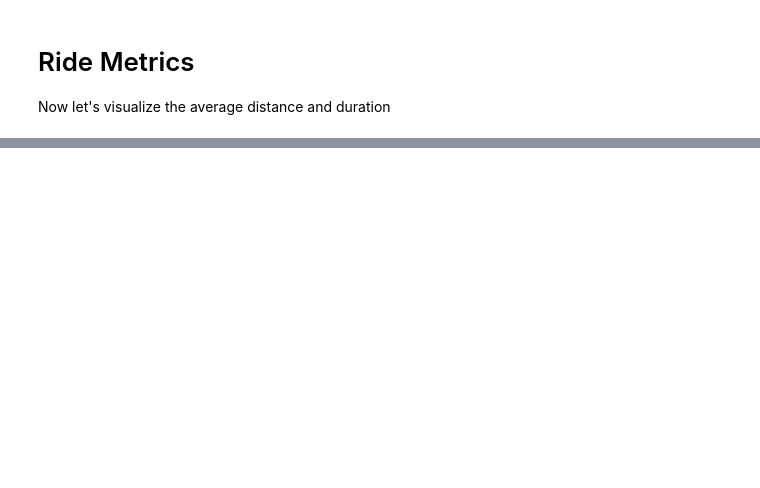
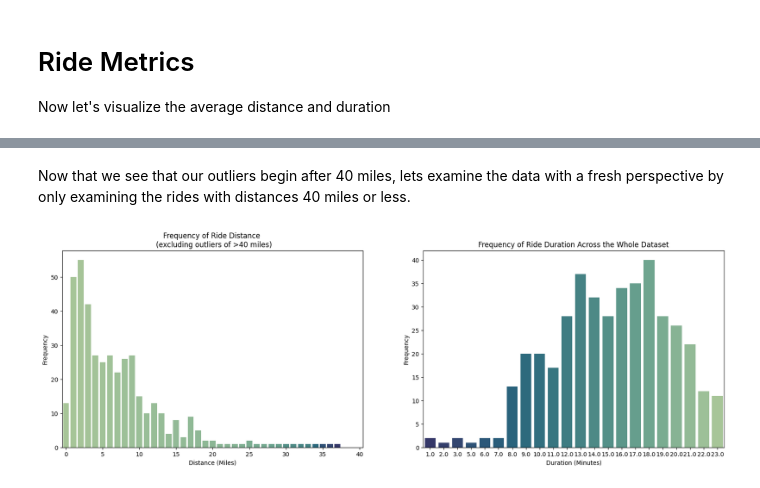
Before and after one commit to joshthesteez/Uber-Data-Analysis, a Jupyter notebook: UberAnalysis.ipynb, the cells around one changed output, grey strips where cells are left out. Cells and saved outputs as stored; diff of their text form; code cells hidden in the pictures; blank space fills up the shorter version.

```diff
--- a/UberAnalysis.ipynb
+++ b/UberAnalysis.ipynb
@@ -341,0 +376,38 @@ Now lets use a scatterplot to understand the correlation between average ride di
+# %% [markdown]
+Now that we see that our outliers begin after 40 miles, lets examine the data with a fresh perspective by only examining the rides with distances 40 miles or less.
+# %%
+fig, axes = plt.subplots(1, 2, figsize=(20, 6))
+
+# Plot Overall Distance
+sns.countplot(x='MILES',
+              hue='MILES',
+              data=dataset,
+              legend=False,
+              palette='crest',
+              ax=axes[0])
+
+# Set plot labels and title
+axes[0].set_title('Frequency of Ride Distance \n (excluding outliers of >40 miles)')
+axes[0].set_xlabel('Distance (Miles)')
+axes[0].set_ylabel('Frequency')
+axes[0].set_xticks(range(0, dataset['MILES'].max() + 1, 5))  # Set ticks every 5 miles
+axes[0].set_xticklabels(range(0, dataset['MILES'].max() + 1, 5))  # Set labels for ticks
+axes[0].set_xlim(-0.5, 40.5)
+
+# Plot OveraLL Duration
+sns.countplot(x='time',
+              hue='time',
+              data=dataset,
+              legend=False,
+              palette='crest_r',
+              ax=axes[1])
+
+# Set plot labels and title
+axes[1].set_title('Frequency of Ride Duration Across the Whole Dataset')
+axes[1].set_xlabel('Duration (Minutes)')
+axes[1].set_ylabel('Frequency')
+
+# Show plot
+plt.show()
+# %% [output]
+[figure, added]
```
Also changed, not shown: parts of 43 cells of this notebook.
